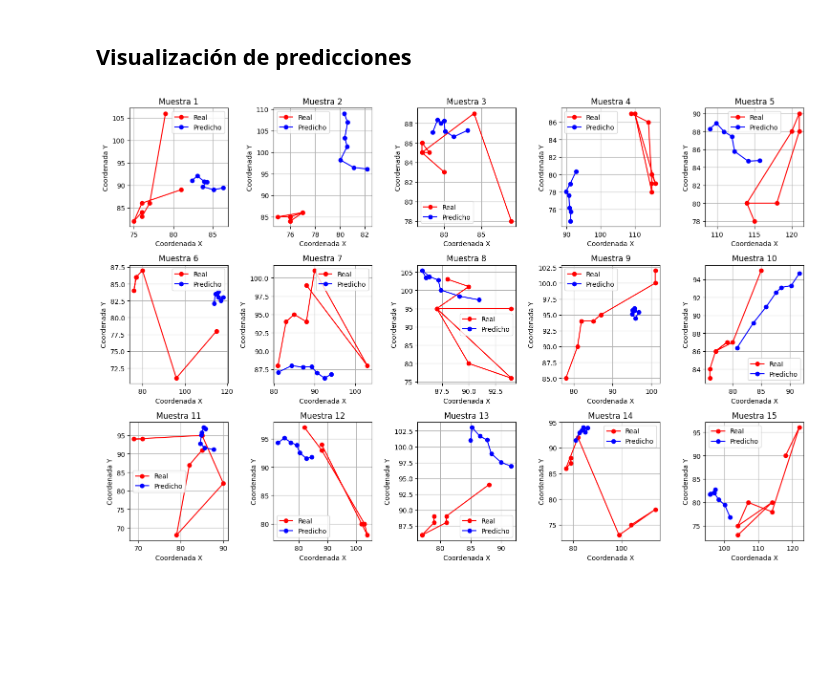
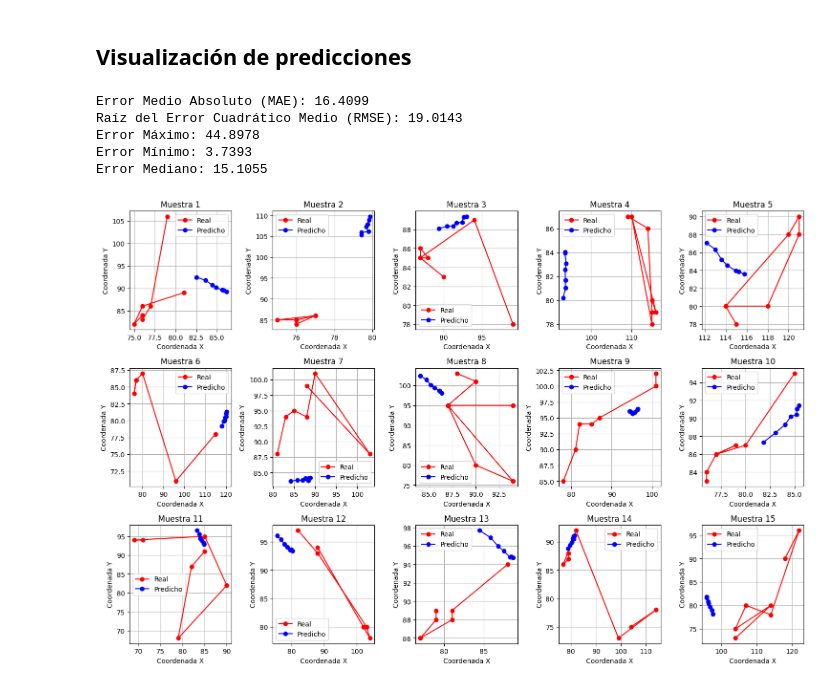
Before and after one commit to Usytwm/Human-Mobility-Prediction-Thesis, a Jupyter notebook: notebooks/LastWeekSimpleNN.ipynb, the cells around one changed output. Drawn from its saved outputs; the diff is of its cells as text; code cells hidden in the pictures; blank space fills up the shorter version.

Commit message:
implementa un modelo de red neuronal simple para predecir datos de movilidad, incluyendo la carga de datos, la creación de conjuntos de entrenamiento y validación, y la función de entrenamiento

```diff
--- a/notebooks/LastWeekSimpleNN.ipynb
+++ b/notebooks/LastWeekSimpleNN.ipynb
@@ -177,14 +195,14 @@ class SimpleNN(nn.Module):
             nn.Flatten(),
             nn.Linear(seq_length * input_size, hidden_size),
             nn.ReLU(),
-            nn.Dropout(0.3),
+            nn.Dropout(0.1),
             nn.Linear(hidden_size, hidden_size),
             nn.BatchNorm1d(hidden_size),
             nn.ReLU(),
-            nn.Dropout(0.3),
+            nn.Dropout(0.1),
             nn.Linear(hidden_size, hidden_size // 2),
             nn.ReLU(),
-            nn.Dropout(0.3),
+            nn.Dropout(0.1),
             nn.Linear(hidden_size // 2, seq_length * output_size),
         )
 
@@ -272,6 +297,24 @@ Modelo completo guardado correctamente en 'simple_nn_complete.pth'.
 # %% [markdown]
 ## Visualización de predicciones
 # %%
+def calculate_error_statistics(real, predicted):
+    """
+    Calcula estadísticas de error entre las coordenadas reales y predichas.
+    """
+    # Distancia Euclidiana entre los puntos reales y predichos
+    errors = np.sqrt(np.sum((real - predicted) ** 2, axis=-1))  # Error para cada punto
+
+    # Estadísticas
+    mae = np.mean(errors)
+    mse = np.mean(errors**2)
+    rmse = np.sqrt(mse)
+    max_error = np.max(errors)
+    min_error = np.min(errors)
+    median_error = np.median(errors)
+
+    return mae, mse, rmse, max_error, min_error, median_error, errors
+
+
 # Configuración del modelo en modo evaluación
 model.eval()
 
@@ -285,33 +328,73 @@ fig, axes = plt.subplots(num_rows, num_columns, figsize=(15, 10))
 axes = axes.flatten()  # Aplanar para acceder a los ejes más fácilmente
 
 # Iterar sobre las primeras 'num_samples' muestras del dataset
+all_errors = []
 with torch.no_grad():
+
     for idx in range(num_samples):
+
+
         # Obtener los datos de entrada y salida reales
         sample_X, sample_y = dataset[idx]
         predicted = model(sample_X.unsqueeze(0).to(torch.float32)).squeeze(
             0
         )  # Predicción
 
         # Desnormalizar los datos
+
         sample_y = scaler.inverse_transform(sample_y)
+
         predicted = scaler.inverse_transform(predicted)
 
+        mae, mse, rmse, max_err, min_err, median_err, errors = (
+            calculate_error_statistics(sample_y, predicted)
+        )
+        all_errors.extend(errors)  # Acumular errores
+
+
         # Graficar en cada subplot
+
         axes[idx].plot(
             sample_y[:, 2], sample_y[:, 3], "ro-", label="Real"
         )  # Coordenadas reales
+
         axes[idx].plot(
             predicted[:, 2], predicted[:, 3], "bo-", label="Predicho"
         )  # Predicciones
+
+
         axes[idx].set_title(f"Muestra {idx+1}")
         axes[idx].set_xlabel("Coordenada X")
         axes[idx].set_ylabel("Coordenada Y")
         axes[idx].grid(True)
         axes[idx].legend()
 
+
+
+# Estadísticas globales
+all_errors = np.array(all_errors)
+global_mae = np.mean(all_errors)
+global_rmse = np.sqrt(np.mean(all_errors**2))
+
+print(f"Error Medio Absoluto (MAE): {global_mae:.4f}")
+print(f"Raíz del Error Cuadrático Medio (RMSE): {global_rmse:.4f}")
+print(f"Error Máximo: {np.max(all_errors):.4f}")
+print(f"Error Mínimo: {np.min(all_errors):.4f}")
+print(f"Error Mediano: {np.median(all_errors):.4f}")
+
+
+
 # Ajustar el diseño
+
+
 plt.tight_layout()
+
+
 plt.show()
 # %% [output]
+Error Medio Absoluto (MAE): 16.4099
+Raíz del Error Cuadrático Medio (RMSE): 19.0143
+Error Máximo: 44.8978
+Error Mínimo: 3.7393
+Error Mediano: 15.1055
-[figure, old version]
+[figure, new version]
```
Also changed, not shown: parts of 2 cells of this notebook, 8 other files.
